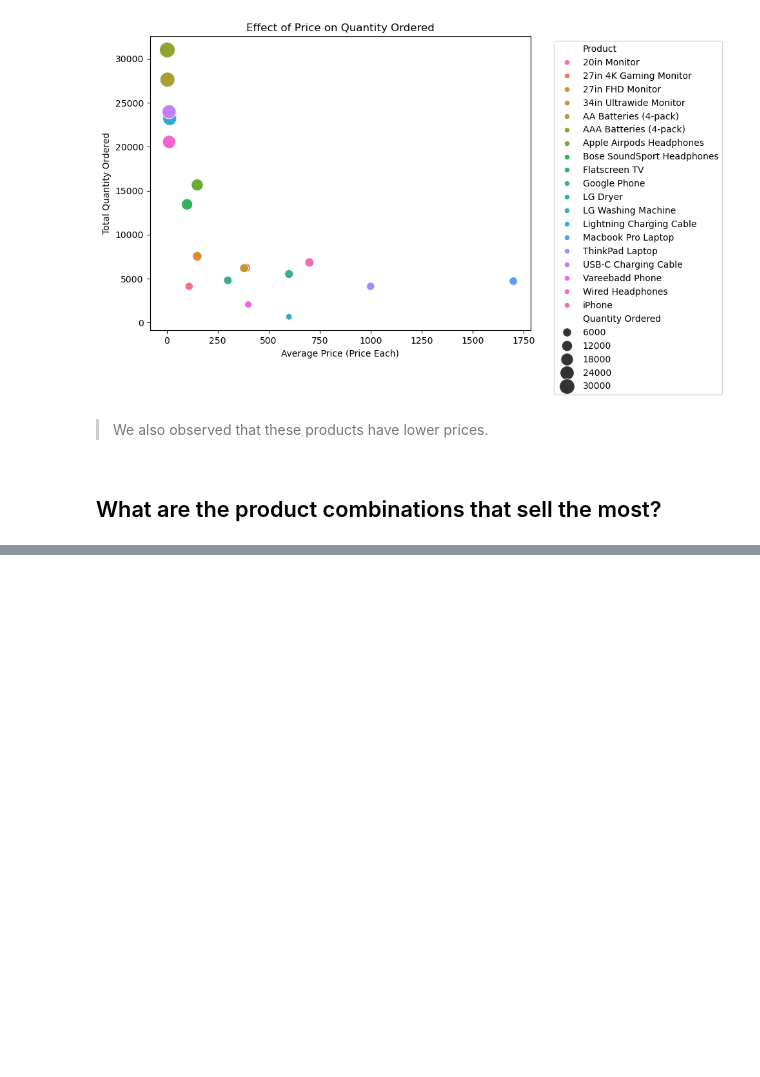
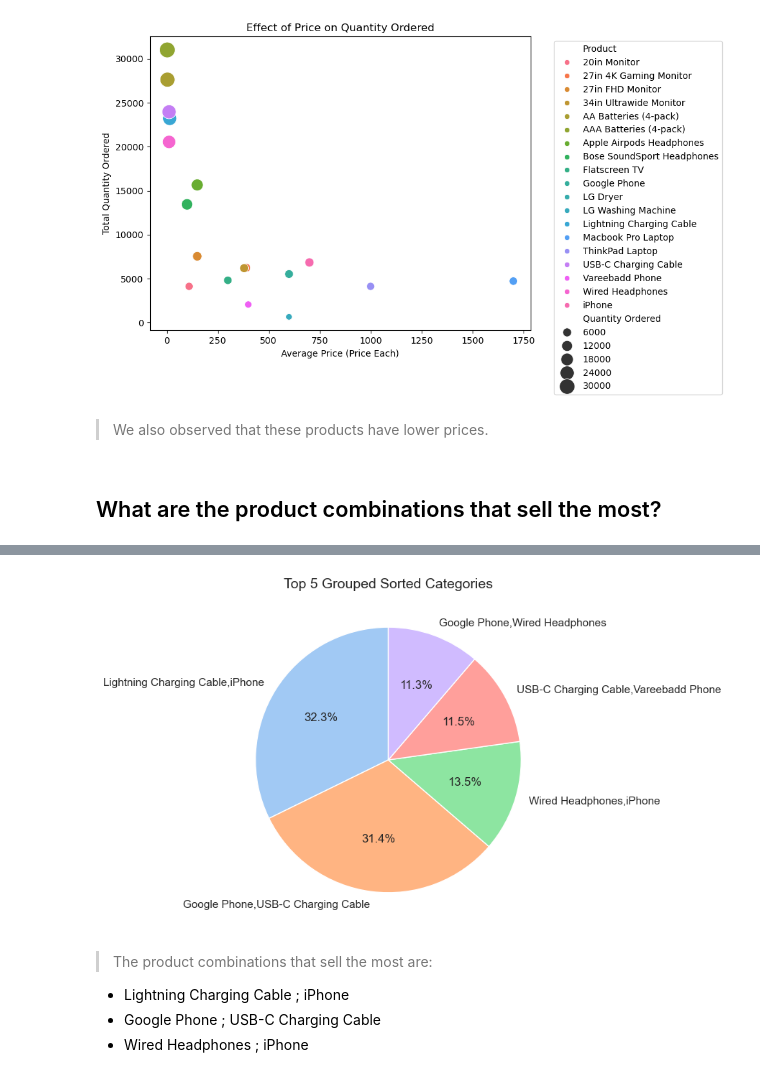
Before and after one commit to M3nnoun/Data-analysis, a Jupyter notebook: project-1/main.ipynb, the cells around one changed output, grey strips where cells are left out. Cells and saved outputs as stored; diff of their text form; code cells hidden in the pictures; blank space fills up the shorter version.

```diff
--- a/project-1/main.ipynb
+++ b/project-1/main.ipynb
@@ -306,5 +306,5 @@ plt.show()
 # %%
 df_duplicated=df[df['Order ID'].duplicated(keep=False)]
 # %%
-df_duplicated.groupby('Order ID')['Product'].value_counts()
+df_duplicated['Grouped'] = df_duplicated.groupby('Order ID')['Product'].transform(lambda x: ','.join(x))
 # %% [output]
@@ -323,0 +338,8 @@ Name: count, Length: 14338, dtype: int64
+# %%
+def split_sort_values(cell_value):
+    products=cell_value.split(',')
+    products=[product.strip() for product in products]
+    products.sort()
+    return ','.join(products)
+# %%
+df_duplicated['Grouped Sorted']=df_duplicated['Grouped'].apply(split_sort_values)
@@ -323,0 +368,25 @@ Name: count, Length: 14338, dtype: int64
+# %%
+df2=df_duplicated.drop_duplicates(subset=['Order ID'])
+# %%
+
+# Set a Seaborn style
+sns.set_theme(style="whitegrid")
+data = df2['Grouped Sorted'].value_counts()[:5]
+# Create the pie chart
+plt.figure(figsize=(8, 6))  # Adjust figure size
+data.plot.pie(
+    autopct='%1.1f%%',       # Show percentages
+    startangle=90,           # Rotate the chart for better readability
+    colors=sns.color_palette('pastel')  # Use a pastel color palette
+)
+plt.title('Top 5 Grouped Sorted Categories', fontsize=14)
+plt.ylabel('')  # Remove the y-axis label for a cleaner look
+plt.show()
+# %% [output]
+[figure, added]
+# %% [markdown]
+> The product combinations that sell the most are:
+
+- Lightning Charging Cable ;  iPhone
+- Google Phone  ; USB-C Charging Cable
+- Wired Headphones ; iPhone
```
Also changed, not shown: parts of 5 cells of this notebook.
